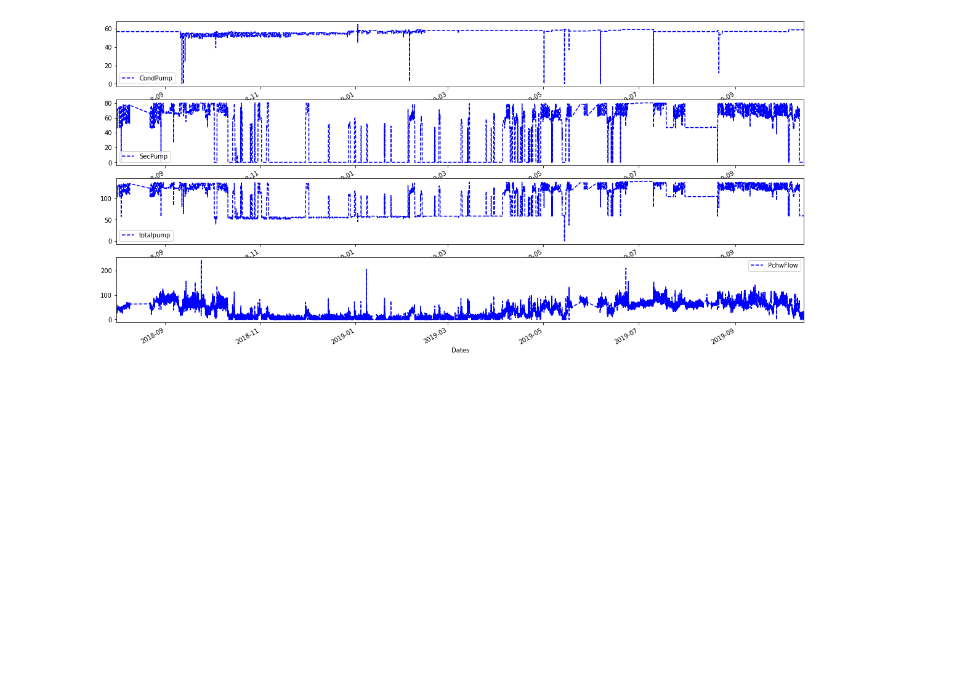
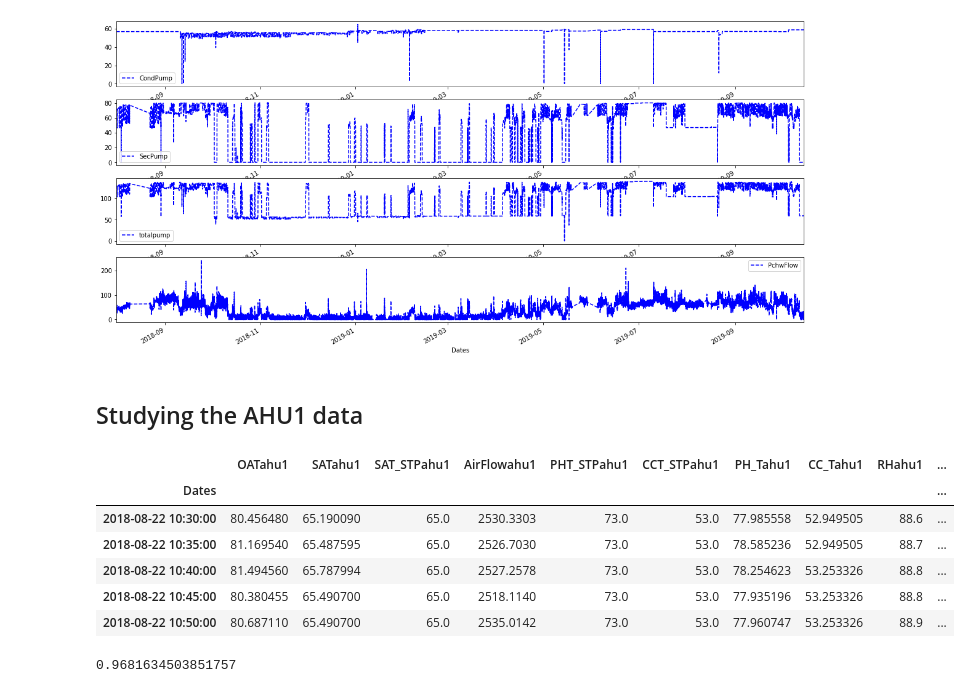
Before and after one commit to AvisekNaug/ahu_hybrid_control, a Jupyter notebook: Testing Code Snippets.ipynb, the cells around one changed output. Drawn from its saved outputs; the diff is of its cells as text; code cells hidden in the pictures; blank space fills up the shorter version.

```diff
--- a/Testing Code Snippets.ipynb
+++ b/Testing Code Snippets.ipynb
@@ -177,3 +177,17 @@ ax_list=df3.hist(color=['r'],bins=10, layout=(10,1))
 for i in range(len(df3.columns)):
     ax_list=df3.hist(color=['r'],bins=10, layout=(10,1))
     ax_list[i,0].set_xlim((df3[df3.columns[i]].min(),df3[df3.columns[i]].max()))
+# %% [markdown]
+## Studying the AHU1 data
+# %%
+df1 = read_pickle('hybrid_data_ahu1.pkl')
+# %%
+df1.head()
+# %% [output]
+|  | OATahu1 | SATahu1 | SAT_STPahu1 | AirFlowahu1 | PHT_STPahu1 | CCT_STPahu1 | PH_Tahu1 | CC_Tahu1 | RHahu1 | ... |
+| Dates |  |  |  |  |  |  |  |  |  | ... |
+| 2018-08-22 10:30:00 | 80.456480 | 65.190090 | 65.0 | 2530.3303 | 73.0 | 53.0 | 77.985558 | 52.949505 | 88.6 | ... |
+| 2018-08-22 10:35:00 | 81.169540 | 65.487595 | 65.0 | 2526.7030 | 73.0 | 53.0 | 78.585236 | 52.949505 | 88.7 | ... |
+| 2018-08-22 10:40:00 | 81.494560 | 65.787994 | 65.0 | 2527.2578 | 73.0 | 53.0 | 78.254623 | 53.253326 | 88.8 | ... |
+| 2018-08-22 10:45:00 | 80.380455 | 65.490700 | 65.0 | 2518.1140 | 73.0 | 53.0 | 77.935196 | 53.253326 | 88.8 | ... |
+| 2018-08-22 10:50:00 | 80.687110 | 65.490700 | 65.0 | 2535.0142 | 73.0 | 53.0 | 77.960747 | 53.253326 | 88.9 | ... |
@@ -179,0 +200,4 @@ for i in range(len(df3.columns)):
+# %%
+RelativeHumidty(0.0202103249770061,298.7234316)
+# %% [output]
+0.9681634503851757
```
Also changed, not shown: parts of 6 cells of this notebook.
